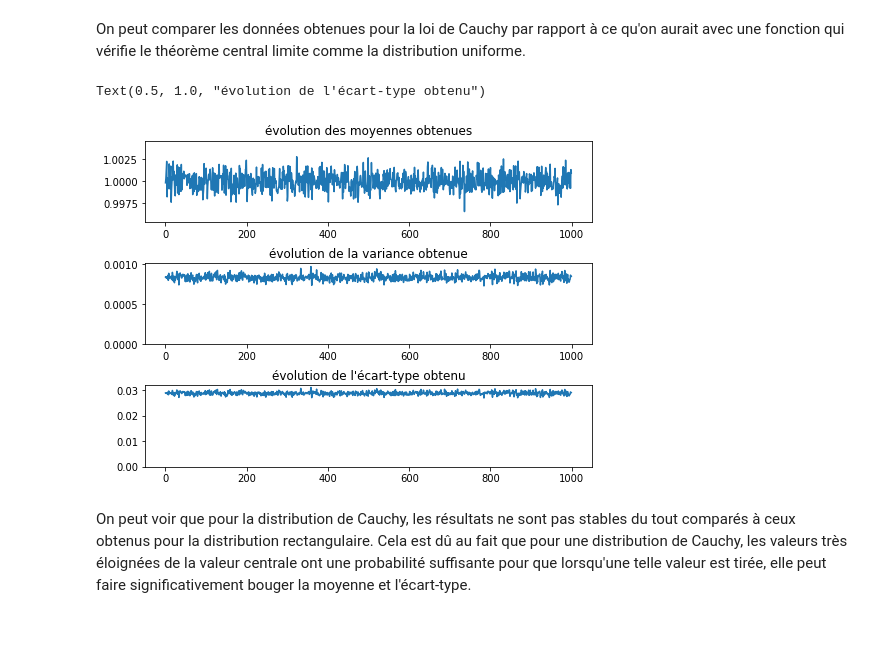
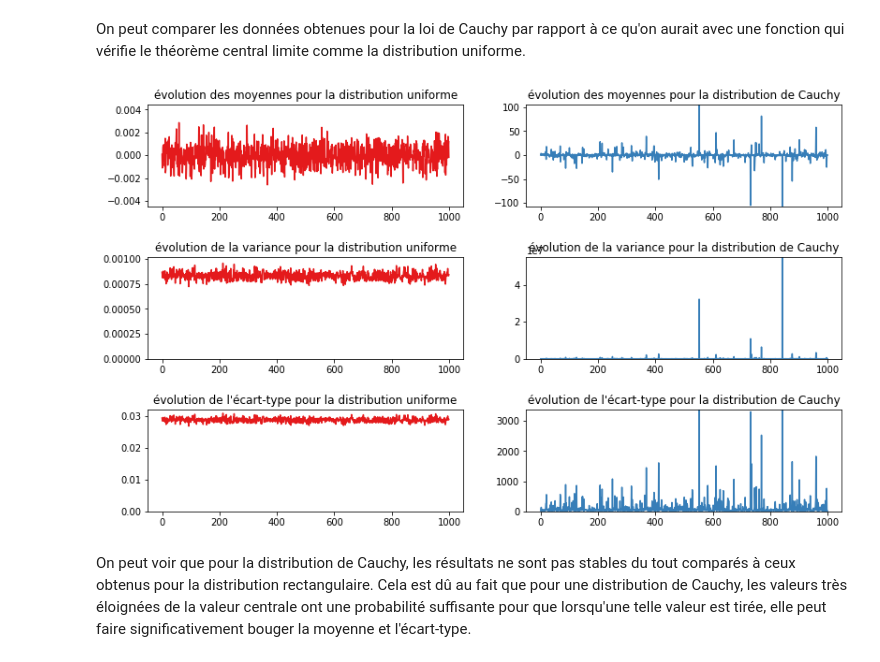
Before and after one commit to MartinVerot/IncertitudeMonteCarlo, a Jupyter notebook: test-theoreme-central-limite.ipynb, the cells around one changed output. Drawn from its saved outputs; the diff is of its cells as text; code cells hidden in the pictures; blank space fills up the shorter version.

```diff
--- a/test-theoreme-central-limite.ipynb
+++ b/test-theoreme-central-limite.ipynb
@@ -402,44 +391,53 @@ Text(0.5, 1.0, "évolution de l'écart-type obtenu")
 # %% [markdown]
 On peut comparer les données obtenues pour la loi de Cauchy par rapport à ce qu'on aurait avec une fonction qui vérifie le théorème central limite comme la distribution uniforme.
 # %%
-"""à comparer avec les résultats pour une distribution rectangulaire"""
 """répétition sur 1000 distributions de p moyennes faites à partir de n tirages """
-zs = np.sum(uniform.rvs(loc=0.5,scale=1., size=(n,p,1000)), axis = 0 )/n
-#Moyenne de la distribution
-moyennes = np.average(zs,axis=0)
-#variance de la distribution
-variances = np.var(zs,ddof=1,axis=0)
-ecartTypes = np.std(zs,ddof=1,axis=0)
+n=100
+p=1000
 
-##Valeurs moyennes et écart-types pour les 1000 tirages de 1000 tirages
-MoyenneMoyenne = np.average(moyennes)
-ecartTypeMoyenne = np.std(moyennes,ddof=1)
-MoyenneVariance = np.average(variances)
-ecartTypeVariance = np.std(variances,ddof=1)
-MoyenneEcarttype = np.average(ecartTypes)
-ecartTypeEcarttype = np.std(ecartTypes,ddof=1)
+distribs = ['uniforme','de Cauchy']
+results = {'uniforme':{'color':'#e41a1c'},
+          'de Cauchy':{'color':'#377eb8'}}
 
-fig = plt.figure(figsize=(8,6))
-gs = fig.add_gridspec(3, 1,hspace=0.5)
-#tracé de la moyenne sur 1000 tirages de 1000 tirages
-xs = np.arange(1000)
-ax1 = fig.add_subplot(gs[0,0])
-ax1.plot(xs,moyennes)
-ax1.set_ylim(MoyenneMoyenne-5*ecartTypeMoyenne,MoyenneMoyenne+5*ecartTypeMoyenne)
-ax1.set_title('évolution des moyennes obtenues')
-#tracé de la variance sur 1000 tirages de 1000 tirages
-ax2 = fig.add_subplot(gs[1,0])
-ax2.plot(xs,variances)
-ax2.set_ylim(0,MoyenneVariance+5*ecartTypeVariance)
-ax2.set_title('évolution de la variance obtenue')
-#tracé de l'écart-type sur 1000 tirages de 1000 tirages
-ax3 = fig.add_subplot(gs[2,0])
-ax3.plot(xs,ecartTypes)
-ax3.set_ylim(0,MoyenneEcarttype+5*ecartTypeEcarttype)
-ax3.set_title('évolution de l\'écart-type obtenu')
+
+for distrib in distribs:
+    if distrib == 'de Cauchy':
+        zs = np.sum(cauchy.rvs(scale=1., size=(n,p,1000)), axis = 0 )/n
+    elif distrib == 'uniforme':
+        zs = np.sum(uniform.rvs(loc=-0.5,scale=1., size=(n,p,1000)), axis = 0 )/n
+    results[distrib]['moyennes'] = np.average(zs,axis=0) #Moyenne de la distribution
+    results[distrib]['variances'] = np.var(zs,ddof=1,axis=0) #variance de la distribution
+    results[distrib]['ecartTypes'] = np.std(zs,ddof=1,axis=0) #ecart-type de la distribution
+    ##Valeurs moyennes et écart-types pour les 1000 tirages de 1000 tirages
+    results[distrib]['mmoyenne']   = np.average(results[distrib]['moyennes'])
+    results[distrib]['emoyenne']   = np.std(results[distrib]['moyennes'],ddof=1)
+    results[distrib]['mvariance']  = np.average(results[distrib]['variances'])
+    results[distrib]['evariance']  = np.std(results[distrib]['variances'],ddof=1)
+    results[distrib]['mecartType'] = np.average(results[distrib]['ecartTypes'])
+    results[distrib]['eecartType'] = np.std(results[distrib]['ecartTypes'],ddof=1)
+
+fig = plt.figure(figsize=(64,8))
+gs = fig.add_gridspec(3, len(distrib),hspace=0.5)
+
+xs = np.arange(1000) #les xs correspondent à chacun des tirages
+for (i,distrib) in enumerate(distribs):
+    ax1 = fig.add_subplot(gs[0,i])
+    #tracé de la moyenne sur 1000 tirages de 1000 tirages
+    ax1.plot(xs,results[distrib]['moyennes'],color=results[distrib]['color'])
+    ax1.set_ylim(results[distrib]['mmoyenne']-5*results[distrib]['emoyenne'],results[distrib]['mmoyenne']+5*results[distrib]['emoyenne'])
+    ax1.set_title('évolution des moyennes pour la distribution {}'.format(distrib))
+    #tracé de la variance sur 1000 tirages de 1000 tirages
+    ax2 = fig.add_subplot(gs[1,i])
+    ax2.plot(xs,results[distrib]['variances'],color=results[distrib]['color'])
+    ax2.set_ylim(0,results[distrib]['mvariance']+5*results[distrib]['evariance'])
+    ax2.set_title('évolution de la variance pour la distribution {}'.format(distrib))
+    #tracé de l'écart-type sur 1000 tirages de 1000 tirages
+    ax3 = fig.add_subplot(gs[2,i])
+    ax3.plot(xs,results[distrib]['ecartTypes'],color=results[distrib]['color'])
+    ax3.set_ylim(0,results[distrib]['mecartType']+5*results[distrib]['eecartType'])
+    ax3.set_title('évolution de l\'écart-type pour la distribution {}'.format(distrib))
 # %% [output]
-Text(0.5, 1.0, "évolution de l'écart-type obtenu")
-[figure, old version]
+[figure, new version]
 # %% [markdown]
 On peut voir que pour la distribution de Cauchy, les résultats ne sont pas stables du tout comparés à ceux obtenus pour la distribution rectangulaire. Cela est dû au fait que pour une distribution de Cauchy, les valeurs très éloignées de la valeur centrale ont une probabilité suffisante pour que lorsqu'une telle valeur est tirée, elle peut faire significativement bouger la moyenne et l'écart-type.
 # %% [markdown]
```
Also changed, not shown: parts of 23 cells of this notebook.
